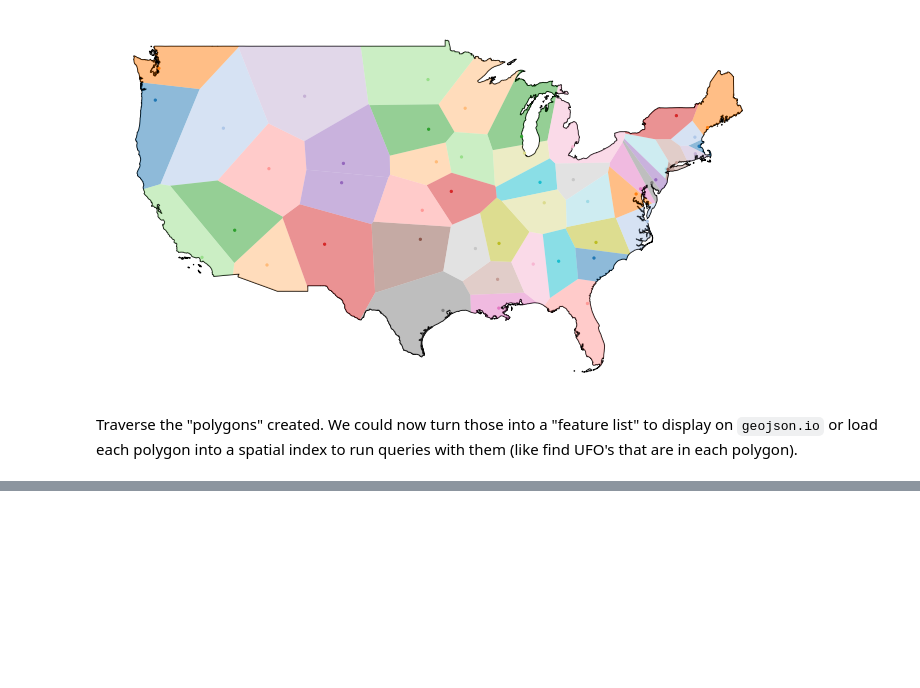
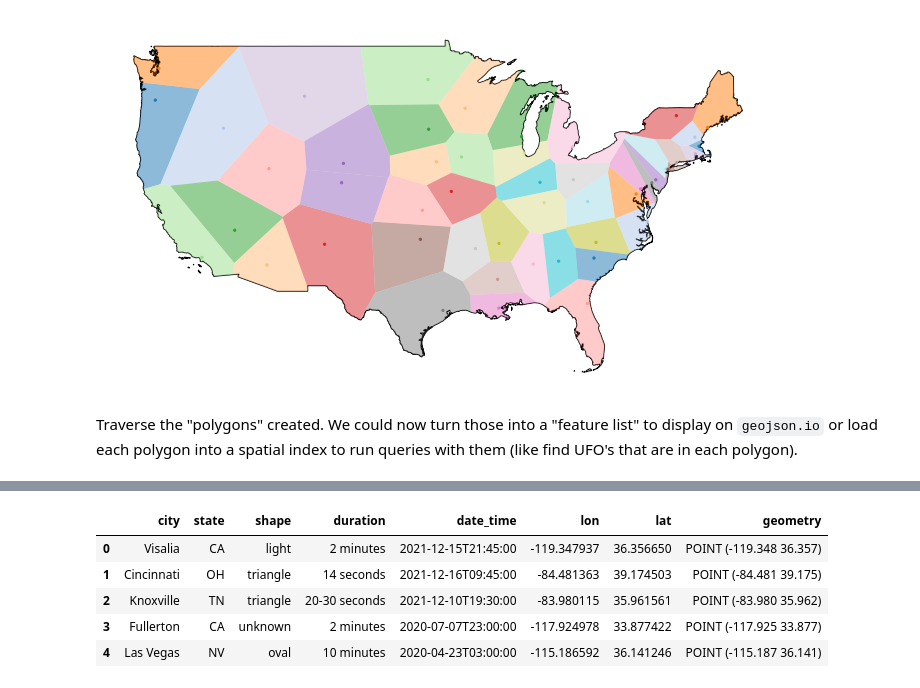
Before and after one commit to rugbyprof/4553-Spatial-DS, a Jupyter notebook: Assignments/P03/voronoi_ex.ipynb, the cells around one changed output, grey strips where cells are left out. Drawn from its saved outputs; the diff is of its cells as text; code cells hidden in the pictures; blank space fills up the shorter version.

```diff
--- a/Assignments/P03/voronoi_ex.ipynb
+++ b/Assignments/P03/voronoi_ex.ipynb
@@ -149,0 +143,20 @@ POLYGON ((-9486091.174202943 3581824.768054533, -9189023.139362134 3784116.78572
+# %%
+
+ufoDF = pd.read_csv("data/BetterUFOData.csv")
+
+#ufoDF.to_crs(epsg=3395)
+
+ufoGDF = gpd.GeoDataFrame(ufoDF, geometry=gpd.points_from_xy(ufoDF.lon, ufoDF.lat))
+
+#ufoGDF.crs = "EPSG:4326"
+
+ufoGDF.set_crs(epsg=3395, inplace=True)
+
+ufoGDF.head()
+# %% [output]
+|  | city | state | shape | duration | date_time | lon | lat | geometry |
+| 0 | Visalia | CA | light | 2 minutes | 2021-12-15T21:45:00 | -119.347937 | 36.356650 | POINT (-119.348 36.357) |
+| 1 | Cincinnati | OH | triangle | 14 seconds | 2021-12-16T09:45:00 | -84.481363 | 39.174503 | POINT (-84.481 39.175) |
+| 2 | Knoxville | TN | triangle | 20-30 seconds | 2021-12-10T19:30:00 | -83.980115 | 35.961561 | POINT (-83.980 35.962) |
+| 3 | Fullerton | CA | unknown | 2 minutes | 2020-07-07T23:00:00 | -117.924978 | 33.877422 | POINT (-117.925 33.877) |
+| 4 | Las Vegas | NV | oval | 10 minutes | 2020-04-23T03:00:00 | -115.186592 | 36.141246 | POINT (-115.187 36.141) |
```
Also changed, not shown: parts of 7 cells of this notebook, 12 other files.
